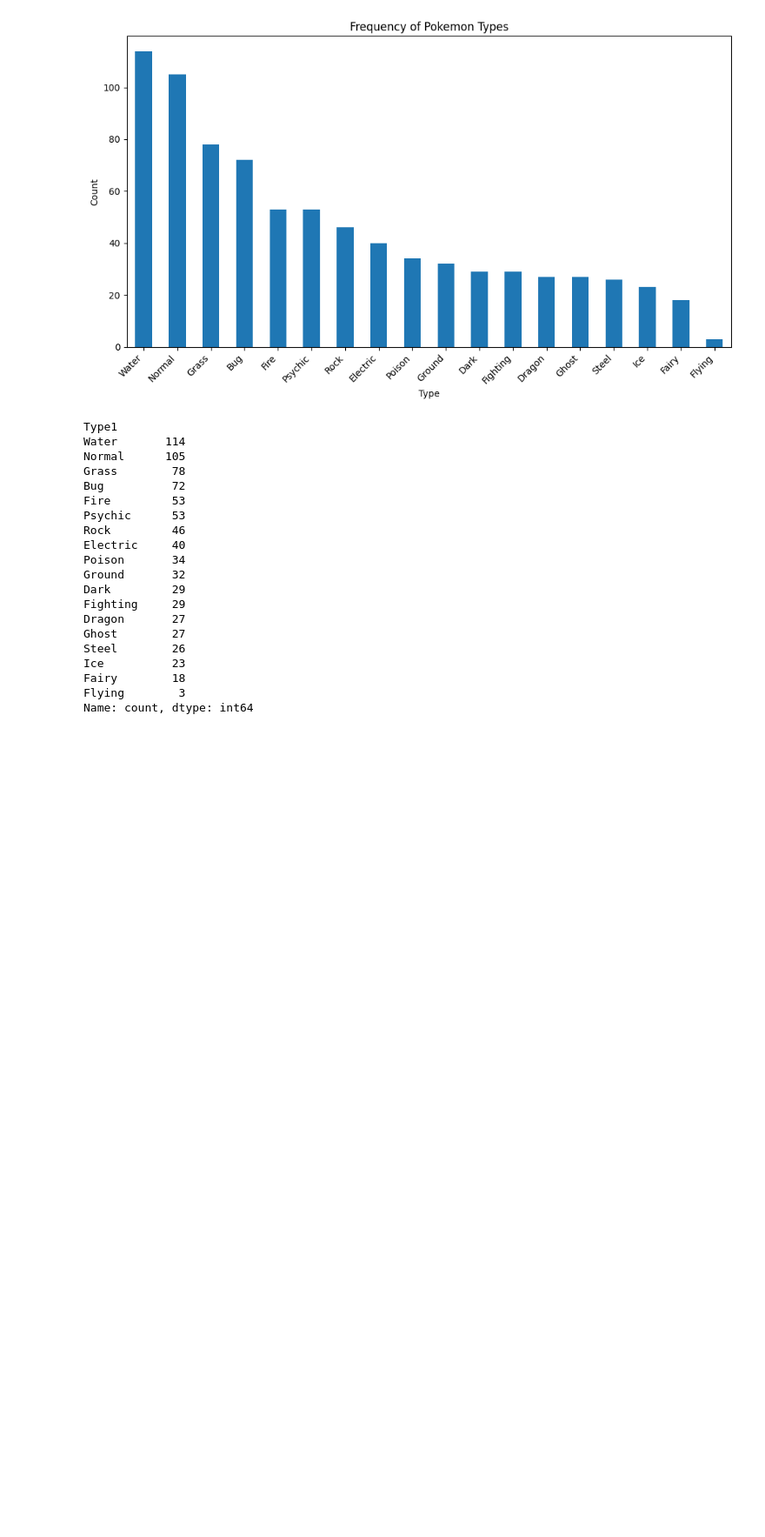
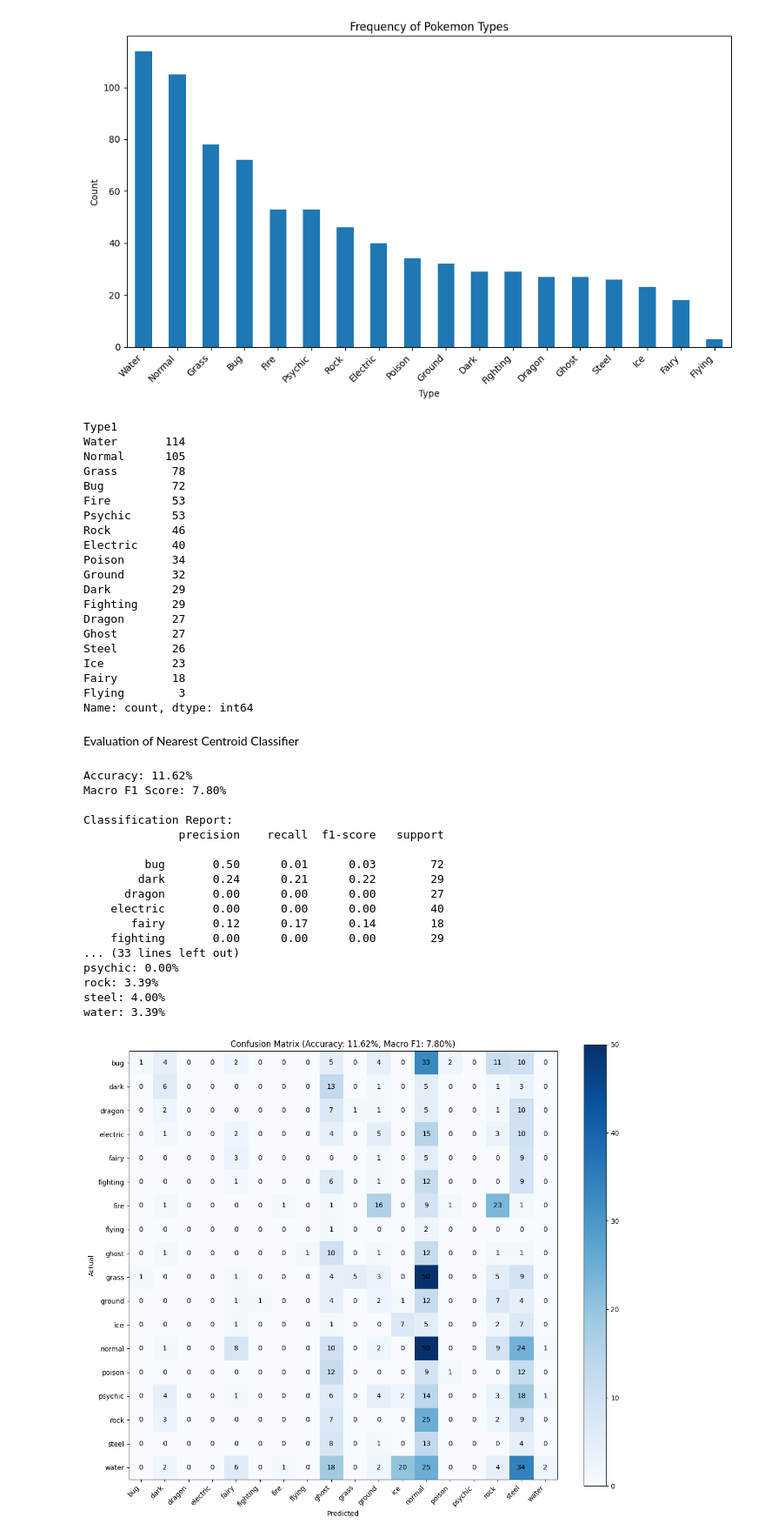
Before and after one commit to internetspending/pokemonclassifier, a Jupyter notebook: src/eda/eda.ipynb, the cells around one changed output. Shown at 87% size. Saved outputs shown, nothing was run; the diff lists cells and outputs as text; code cells hidden in the pictures; blank space fills up the shorter version.

Commit message:
done with nearest centroid algorithm

```diff
--- a/src/eda/eda.ipynb
+++ b/src/eda/eda.ipynb
@@ -347,3 +390,5 @@ Ice          23
 Fairy        18
 Flying        3
 Name: count, dtype: int64
+# %% [markdown]
+Evaluation of Nearest Centroid Classifier
@@ -349,0 +439,72 @@ Name: count, dtype: int64
+# %%
+# Make predictions for all images
+predictions = []
+actual_types = []
+
+for i in range(len(image_arrays)):
+    # Get prediction
+    most_frequent = find_average_color(image_arrays[i])
+    predicted_type = find_closest_color_category(most_frequent, types)
+    predictions.append(predicted_type)
+
+    # Get actual type
+    actual_types.append(df_valid['Type1'].iloc[i].lower())
+# %%
+# Calculate accuracy
+accuracy = accuracy_score(actual_types, predictions)
+macro_f1 = f1_score(actual_types, predictions, average='macro')
+
+print(f"Accuracy: {accuracy:.2%}")
+print(f"Macro F1 Score: {macro_f1:.2%}")
+
+# Detailed report
+print("\nClassification Report:")
+report = classification_report(actual_types, predictions, output_dict=True)
+print(classification_report(actual_types, predictions))
+
+# Extract F1 scores by class
+print("\nF1 Score by Class:")
+for class_name in sorted(set(actual_types)):
+    if class_name in report:
+        f1 = report[class_name]['f1-score']
+        print(f"{class_name}: {f1:.2%}")
+
+# Confusion matrix
+cm = confusion_matrix(actual_types, predictions)
+labels = sorted(set(actual_types))
+
+plt.figure(figsize=(12, 10))
+plt.imshow(cm, cmap='Blues', interpolation='nearest')
+plt.colorbar()
+plt.xticks(range(len(labels)), labels, rotation=45, ha='right')
+plt.yticks(range(len(labels)), labels)
+plt.xlabel('Predicted')
+plt.ylabel('Actual')
+plt.title(f'Confusion Matrix (Accuracy: {accuracy:.2%}, Macro F1: {macro_f1:.2%})')
+
+# Add text annotations
+for i in range(len(labels)):
+    for j in range(len(labels)):
+        plt.text(j, i, str(cm[i, j]), ha='center', va='center')
+
+plt.tight_layout()
+plt.show()
+# %% [output]
+Accuracy: 11.62%
+Macro F1 Score: 7.80%
+
+Classification Report:
+              precision    recall  f1-score   support
+
+         bug       0.50      0.01      0.03        72
+        dark       0.24      0.21      0.22        29
+      dragon       0.00      0.00      0.00        27
+    electric       0.00      0.00      0.00        40
+       fairy       0.12      0.17      0.14        18
+    fighting       0.00      0.00      0.00        29
+... (33 lines left out)
+psychic: 0.00%
+rock: 3.39%
+steel: 4.00%
+water: 3.39%
+[figure, added]
```
Also changed, not shown: parts of 5 cells of this notebook.
